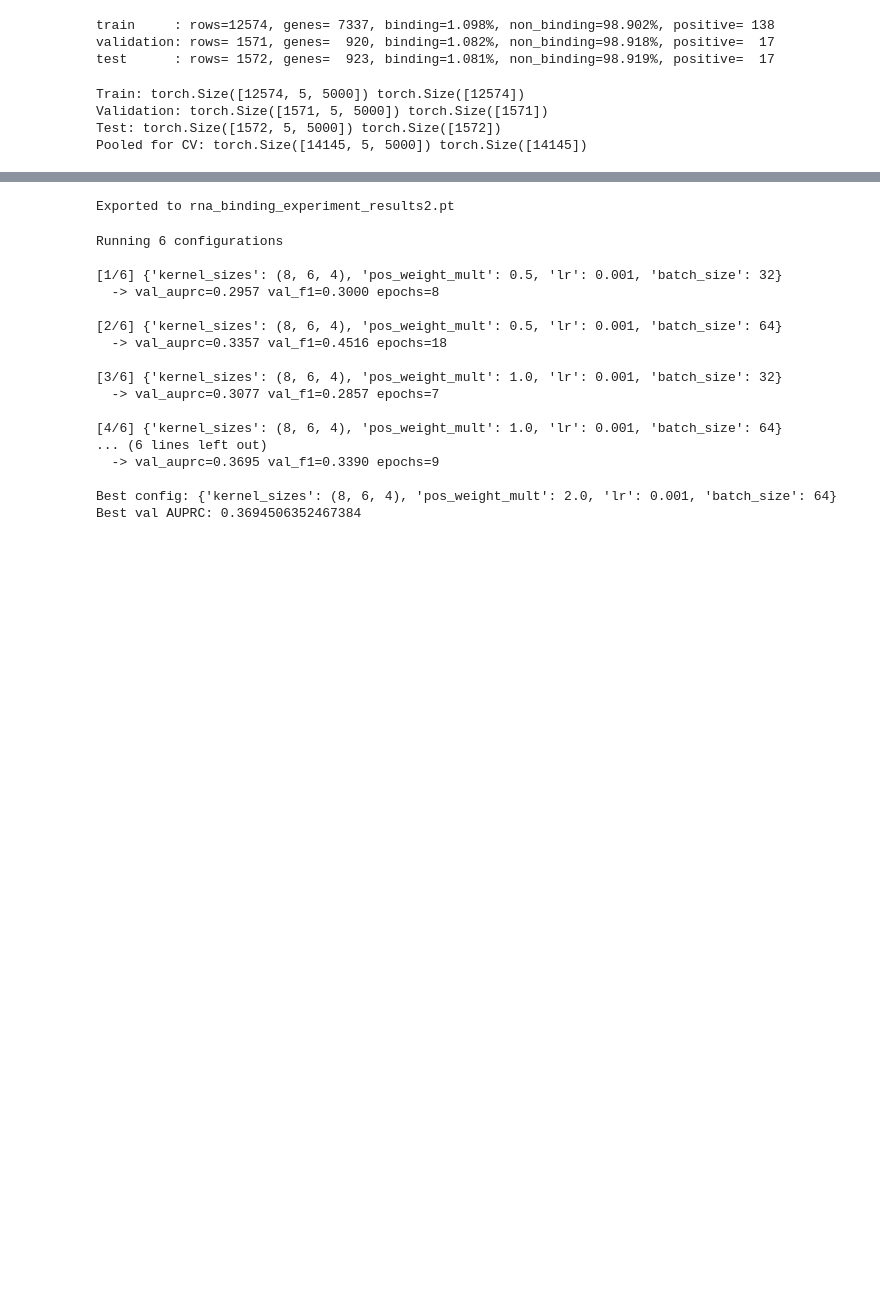
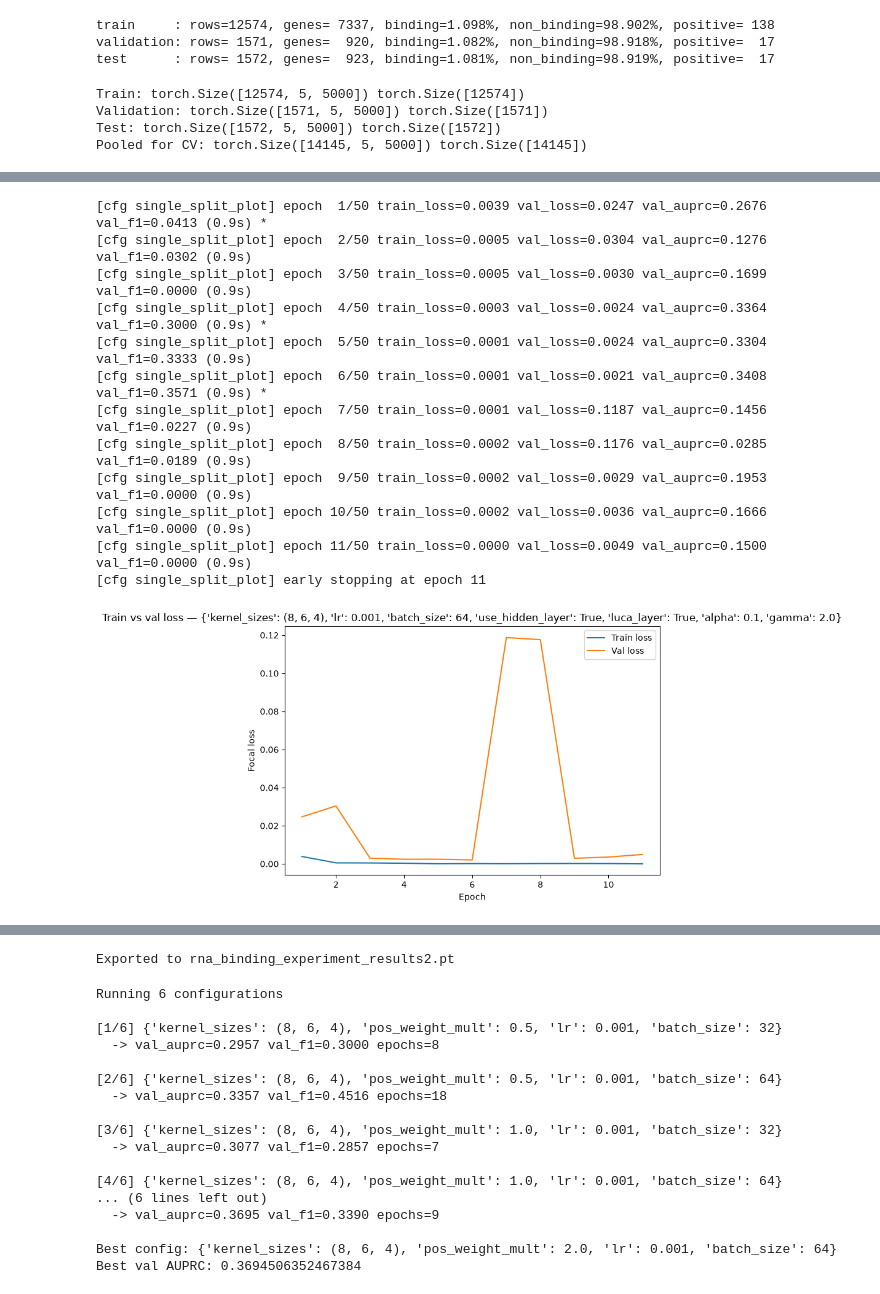
Before and after one commit to dgruano/elixir_AI4LS_rna_binding, a Jupyter notebook: cnn_model.ipynb, the cells around one changed output, grey strips where cells are left out. Saved outputs shown, nothing was run; the diff lists cells and outputs as text; code cells hidden in the pictures; blank space fills up the shorter version.

Commit message:
Add performance plots

```diff
--- a/cnn_model.ipynb
+++ b/cnn_model.ipynb
@@ -591,0 +644,37 @@ Error:
+# %%
+import matplotlib.pyplot as plt
+
+# Train once on the original train/val split with the CV-winning config,
+# purely to visualize the loss curves (separate from the CV/test pipeline).
+best_config = cv_results[0]["config"]
+split_result = run_one_config(
+    best_config, X_train, y_train, X_val, y_val, device,
+    verbose=True, config_id="single_split_plot"
+)
+
+history = split_result["history"]
+epochs = range(1, len(history["train_loss"]) + 1)
+
+plt.figure(figsize=(7, 5))
+plt.plot(epochs, history["train_loss"], label="Train loss")
+plt.plot(epochs, history["val_loss"], label="Val loss")
+plt.xlabel("Epoch")
+plt.ylabel("Focal loss")
+plt.title(f"Train vs val loss — {best_config}")
+plt.legend()
+plt.tight_layout()
+plt.show()
+# %% [output]
+[cfg single_split_plot] epoch  1/50 train_loss=0.0039 val_loss=0.0247 val_auprc=0.2676 val_f1=0.0413 (0.9s) *
+[cfg single_split_plot] epoch  2/50 train_loss=0.0005 val_loss=0.0304 val_auprc=0.1276 val_f1=0.0302 (0.9s)
+[cfg single_split_plot] epoch  3/50 train_loss=0.0005 val_loss=0.0030 val_auprc=0.1699 val_f1=0.0000 (0.9s)
+[cfg single_split_plot] epoch  4/50 train_loss=0.0003 val_loss=0.0024 val_auprc=0.3364 val_f1=0.3000 (0.9s) *
+[cfg single_split_plot] epoch  5/50 train_loss=0.0001 val_loss=0.0024 val_auprc=0.3304 val_f1=0.3333 (0.9s)
+[cfg single_split_plot] epoch  6/50 train_loss=0.0001 val_loss=0.0021 val_auprc=0.3408 val_f1=0.3571 (0.9s) *
+[cfg single_split_plot] epoch  7/50 train_loss=0.0001 val_loss=0.1187 val_auprc=0.1456 val_f1=0.0227 (0.9s)
+[cfg single_split_plot] epoch  8/50 train_loss=0.0002 val_loss=0.1176 val_auprc=0.0285 val_f1=0.0189 (0.9s)
+[cfg single_split_plot] epoch  9/50 train_loss=0.0002 val_loss=0.0029 val_auprc=0.1953 val_f1=0.0000 (0.9s)
+[cfg single_split_plot] epoch 10/50 train_loss=0.0002 val_loss=0.0036 val_auprc=0.1666 val_f1=0.0000 (0.9s)
+[cfg single_split_plot] epoch 11/50 train_loss=0.0000 val_loss=0.0049 val_auprc=0.1500 val_f1=0.0000 (0.9s)
+[cfg single_split_plot] early stopping at epoch 11
+[figure, added]
```
Also changed, not shown: parts of 6 cells of this notebook.
